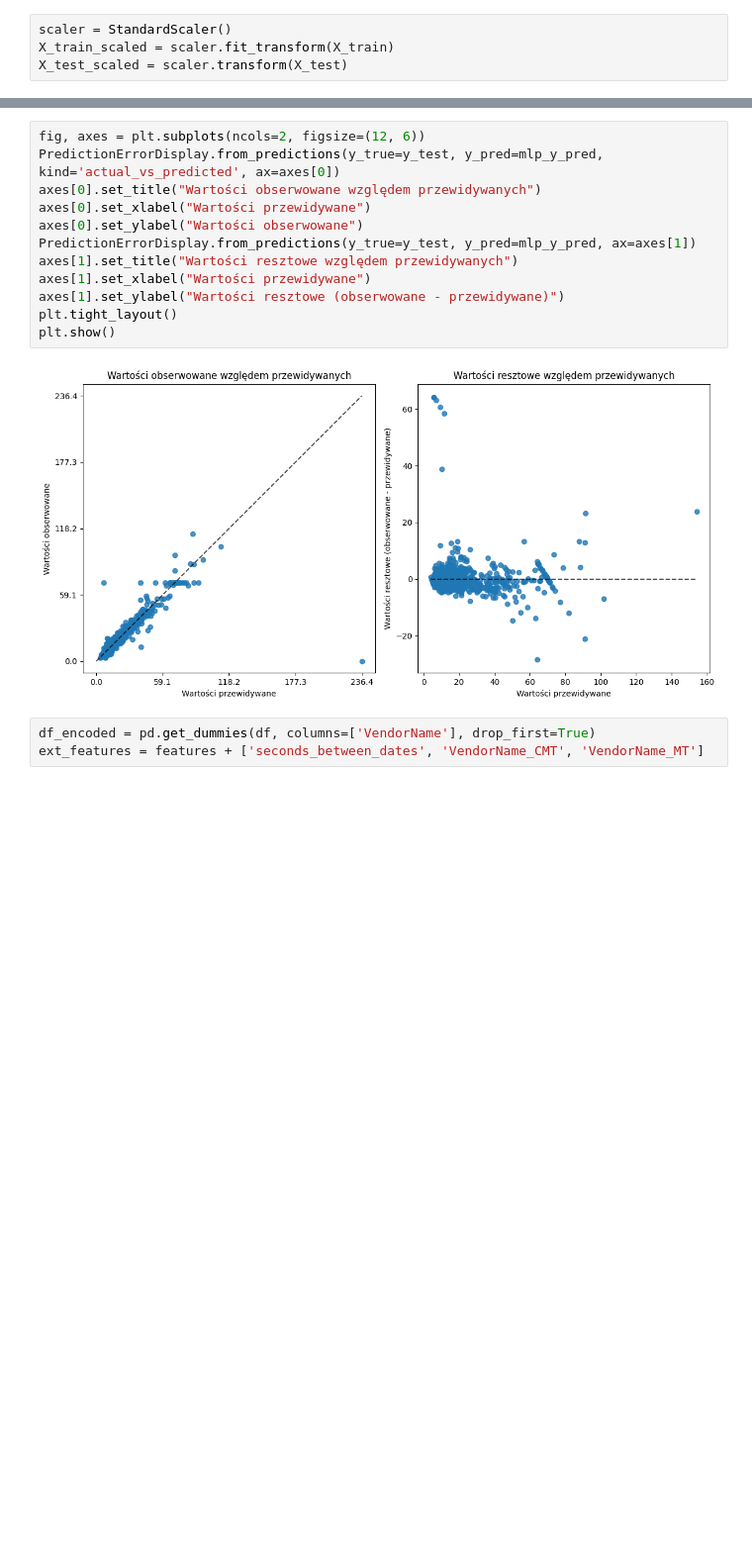
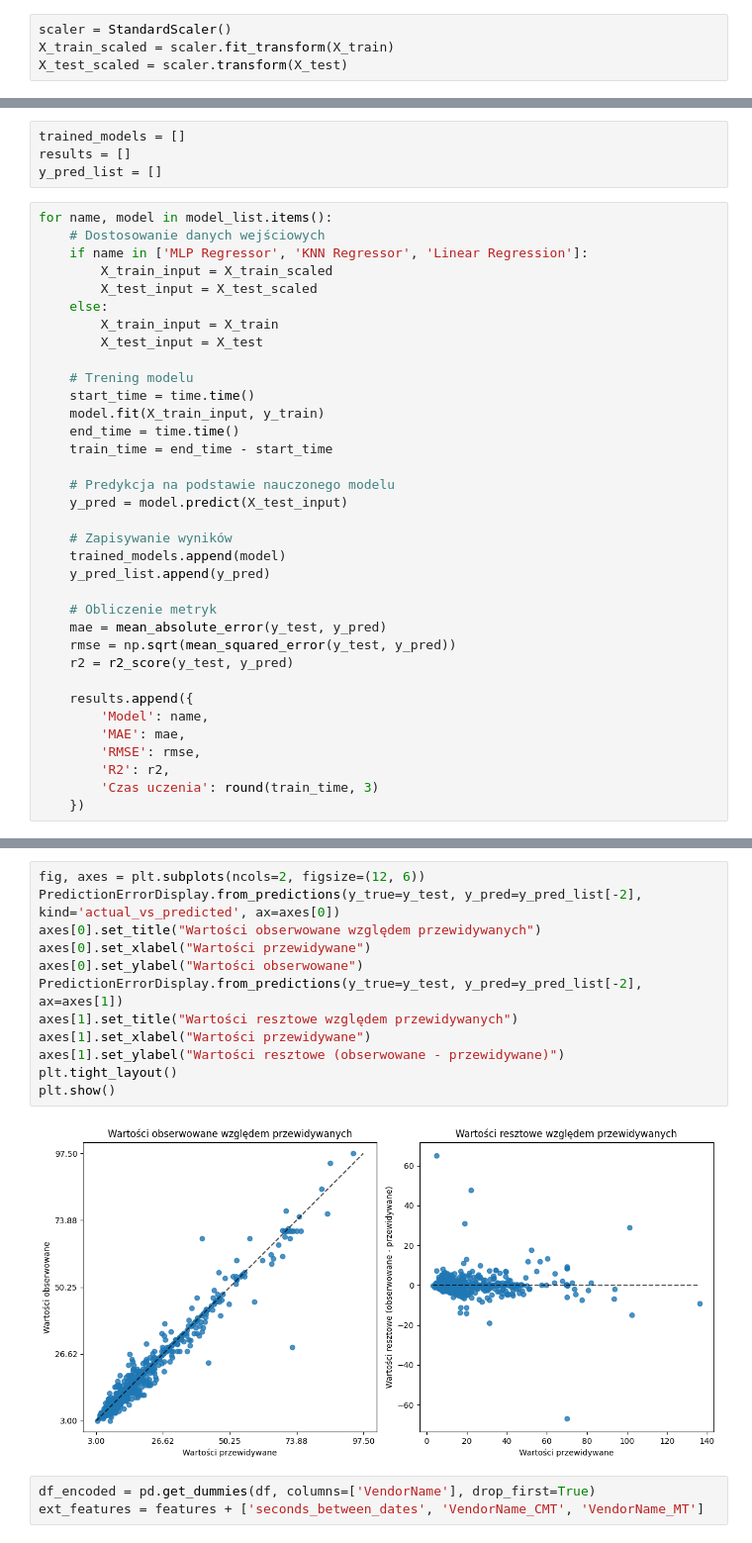
Before and after one commit to piotrkoz00/ds360-task-pmk, a Jupyter notebook: PMK_analiza_NYC.ipynb, the cells around one changed output, grey strips where cells are left out. Shown: that part at 99% size. Cells and saved outputs as stored; diff of their text form; blank space fills up the shorter version.

```diff
--- a/PMK_analiza_NYC.ipynb
+++ b/PMK_analiza_NYC.ipynb
@@ -543,0 +509,39 @@ R^2: 0.91
+# %%
+trained_models = []
+results = []
+y_pred_list = []
+# %%
+for name, model in model_list.items():
+    # Dostosowanie danych wejściowych
+    if name in ['MLP Regressor', 'KNN Regressor', 'Linear Regression']:
+        X_train_input = X_train_scaled
+        X_test_input = X_test_scaled
+    else:
+        X_train_input = X_train
+        X_test_input = X_test
+
+    # Trening modelu
+    start_time = time.time()
+    model.fit(X_train_input, y_train)
+    end_time = time.time()
+    train_time = end_time - start_time
+
+    # Predykcja na podstawie nauczonego modelu
+    y_pred = model.predict(X_test_input)
+
+    # Zapisywanie wyników
+    trained_models.append(model)
+    y_pred_list.append(y_pred)
+
+    # Obliczenie metryk
+    mae = mean_absolute_error(y_test, y_pred)
+    rmse = np.sqrt(mean_squared_error(y_test, y_pred))
+    r2 = r2_score(y_test, y_pred)
+
+    results.append({
+        'Model': name,
+        'MAE': mae,
+        'RMSE': rmse,
+        'R2': r2,
+        'Czas uczenia': round(train_time, 3)
+    })
@@ -544,17 +558,17 @@ R^2: 0.91
 # %%
 fig, axes = plt.subplots(ncols=2, figsize=(12, 6))
-PredictionErrorDisplay.from_predictions(y_true=y_test, y_pred=mlp_y_pred, kind='actual_vs_predicted', ax=axes[0])
+PredictionErrorDisplay.from_predictions(y_true=y_test, y_pred=y_pred_list[-2], kind='actual_vs_predicted', ax=axes[0])
 axes[0].set_title("Wartości obserwowane względem przewidywanych")
 axes[0].set_xlabel("Wartości przewidywane")
 axes[0].set_ylabel("Wartości obserwowane")
-PredictionErrorDisplay.from_predictions(y_true=y_test, y_pred=mlp_y_pred, ax=axes[1])
+PredictionErrorDisplay.from_predictions(y_true=y_test, y_pred=y_pred_list[-2], ax=axes[1])
 axes[1].set_title("Wartości resztowe względem przewidywanych")
 axes[1].set_xlabel("Wartości przewidywane")
 axes[1].set_ylabel("Wartości resztowe (obserwowane - przewidywane)")
 plt.tight_layout()
 plt.show()
 # %% [output]
-[figure, old version]
+[figure, new version]
 # %%
 df_encoded = pd.get_dummies(df, columns=['VendorName'], drop_first=True)
 ext_features = features + ['seconds_between_dates', 'VendorName_CMT', 'VendorName_MT']
```
Also changed, not shown: parts of 79 cells of this notebook, 1 other file.
